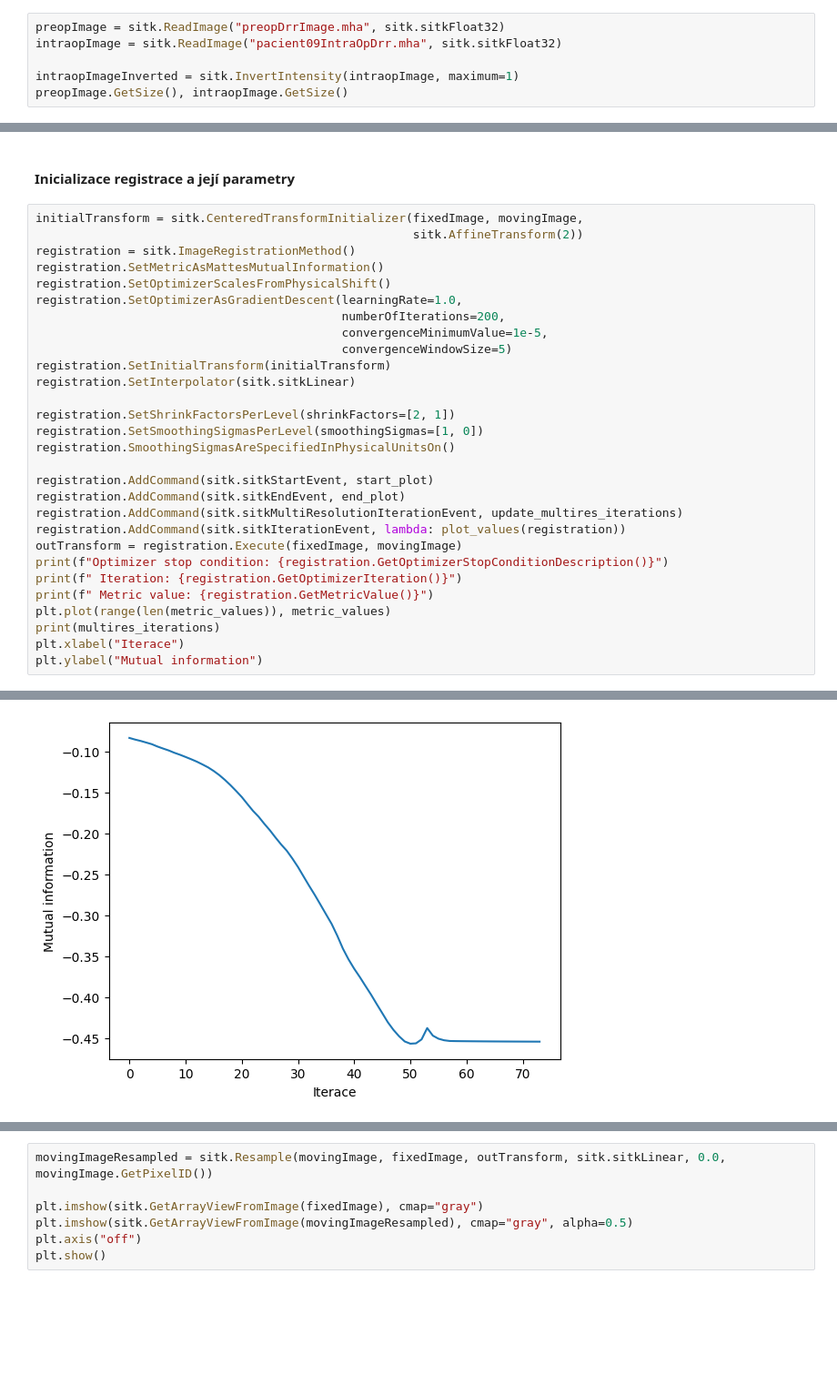
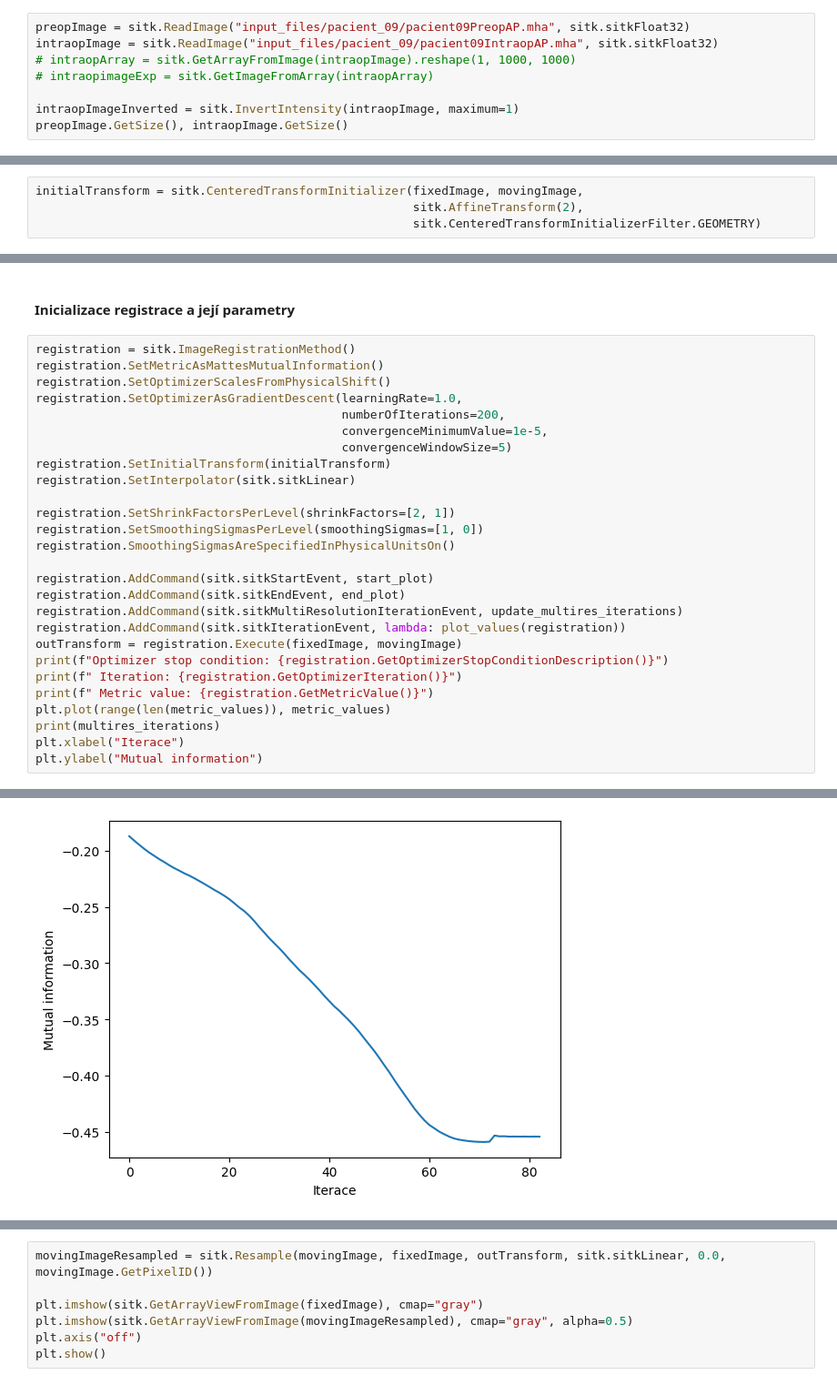
Before and after one commit to Vojtech-Benda/ca_isf, a Jupyter notebook: sitkRegistration.ipynb, the cells around one changed output, grey strips where cells are left out. Shown at 91% size. Saved outputs shown, nothing was run; the diff lists cells and outputs as text; blank space fills up the shorter version.

```diff
--- a/sitkRegistration.ipynb
+++ b/sitkRegistration.ipynb
@@ -46,8 +229,10 @@ def update_multires_iterations():
 # %% [markdown]
 #### Načtení a vykreslení obrazů
 # %%
-preopImage = sitk.ReadImage("preopDrrImage.mha", sitk.sitkFloat32)
-intraopImage = sitk.ReadImage("pacient09IntraOpDrr.mha", sitk.sitkFloat32)
+preopImage = sitk.ReadImage("input_files/pacient_09/pacient09PreopAP.mha", sitk.sitkFloat32)
+intraopImage = sitk.ReadImage("input_files/pacient_09/pacient09IntraopAP.mha", sitk.sitkFloat32)
+# intraopArray = sitk.GetArrayFromImage(intraopImage).reshape(1, 1000, 1000)
+# intraopimageExp = sitk.GetImageFromArray(intraopArray)
 
 intraopImageInverted = sitk.InvertIntensity(intraopImage, maximum=1)
 preopImage.GetSize(), intraopImage.GetSize()
@@ -94,0 +273,4 @@ print(smoothFactor[::-1])
+# %%
+initialTransform = sitk.CenteredTransformInitializer(fixedImage, movingImage,
+                                                     sitk.AffineTransform(2),
+                                                     sitk.CenteredTransformInitializerFilter.GEOMETRY)
@@ -95,8 +300,6 @@ print(smoothFactor[::-1])
 # %% [markdown]
 #### Inicializace registrace a její parametry
 # %%
-initialTransform = sitk.CenteredTransformInitializer(fixedImage, movingImage,
-                                                     sitk.AffineTransform(2))
 registration = sitk.ImageRegistrationMethod()
 registration.SetMetricAsMattesMutualInformation()
 registration.SetOptimizerScalesFromPhysicalShift()
@@ -131,2 +334,2 @@ Optimizer stop condition: GradientDescentOptimizerv4Template: Convergence checke
 Text(0, 0.5, 'Mutual information')
-[figure, old version]
+[figure, new version]
```
Also changed, not shown: parts of 14 cells of this notebook.
